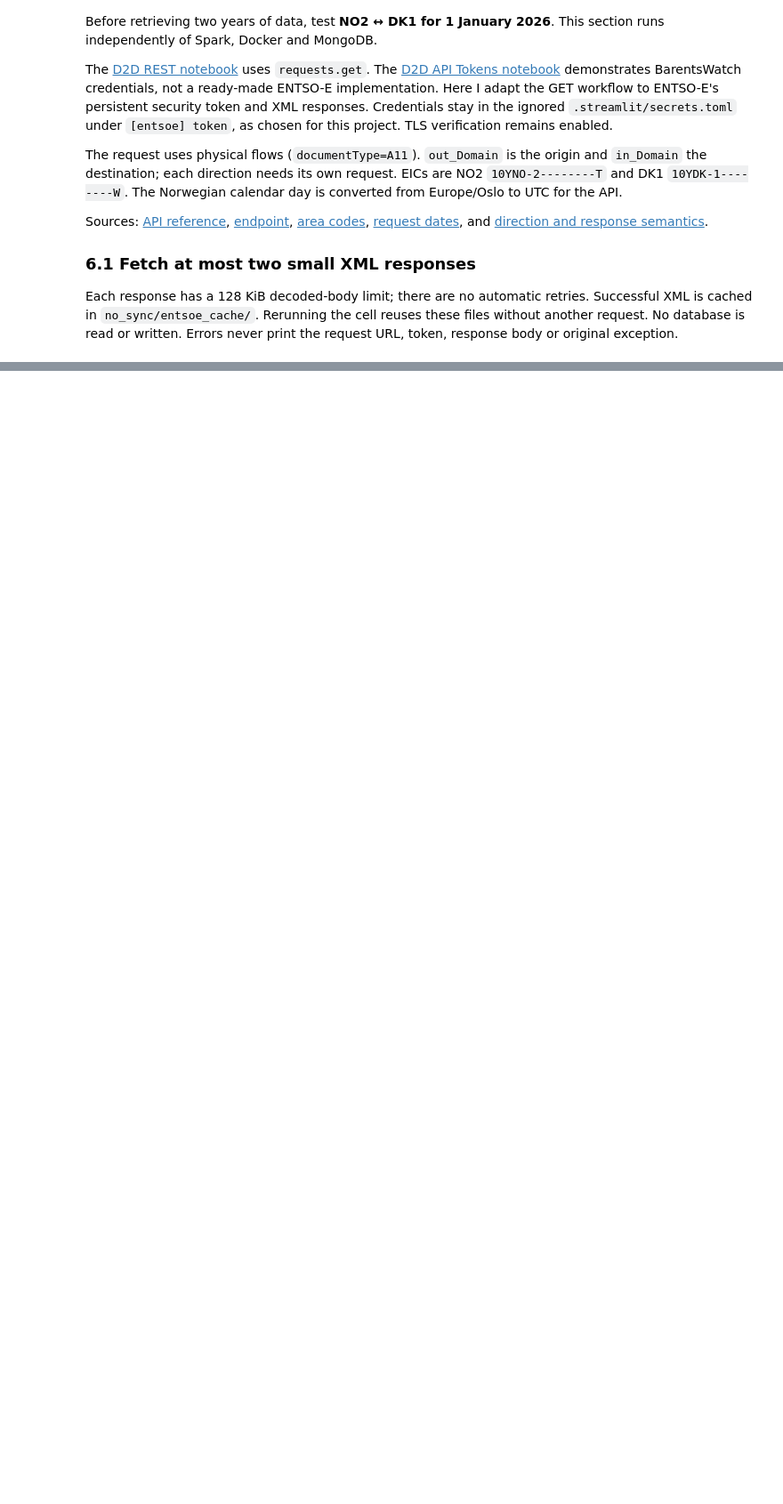
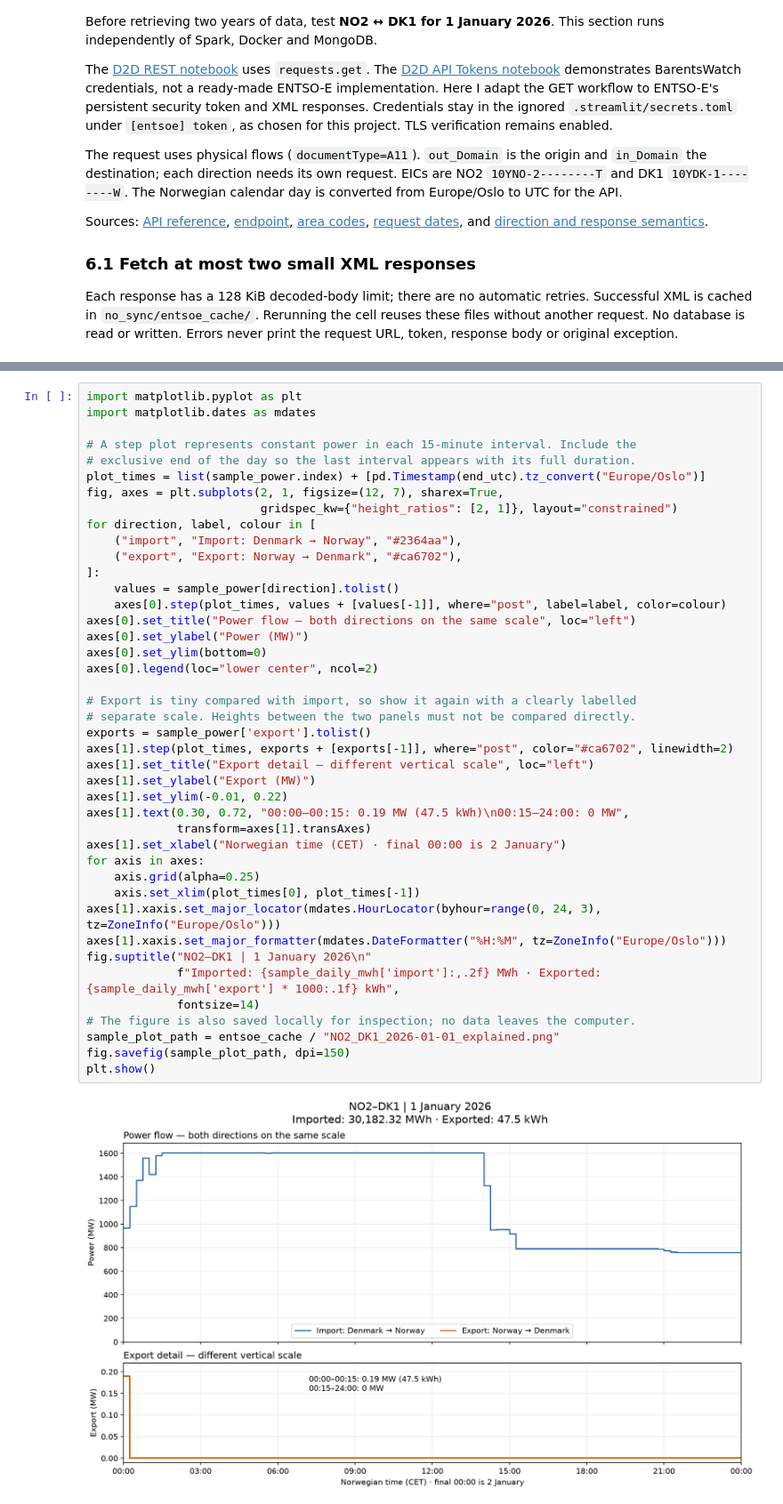
Before and after one commit to G0KU-DOTCOM/Streamlit_dashboard, a Jupyter notebook: notebooks/prosjekt_part2.ipynb, the cells around one changed output, grey strips where cells are left out. Shown at 89% size. Saved outputs shown, nothing was run; the diff lists cells and outputs as text; blank space fills up the shorter version.

```diff
--- a/notebooks/prosjekt_part2.ipynb
+++ b/notebooks/prosjekt_part2.ipynb
@@ -1198,0 +1258,44 @@ size or coverage of every connection over two years.
+# %%
+import matplotlib.pyplot as plt
+import matplotlib.dates as mdates
+
+# A step plot represents constant power in each 15-minute interval. Include the
+# exclusive end of the day so the last interval appears with its full duration.
+plot_times = list(sample_power.index) + [pd.Timestamp(end_utc).tz_convert("Europe/Oslo")]
+fig, axes = plt.subplots(2, 1, figsize=(12, 7), sharex=True,
+                         gridspec_kw={"height_ratios": [2, 1]}, layout="constrained")
+for direction, label, colour in [
+    ("import", "Import: Denmark → Norway", "#2364aa"),
+    ("export", "Export: Norway → Denmark", "#ca6702"),
+]:
+    values = sample_power[direction].tolist()
+    axes[0].step(plot_times, values + [values[-1]], where="post", label=label, color=colour)
+axes[0].set_title("Power flow — both directions on the same scale", loc="left")
+axes[0].set_ylabel("Power (MW)")
+axes[0].set_ylim(bottom=0)
+axes[0].legend(loc="lower center", ncol=2)
+
+# Export is tiny compared with import, so show it again with a clearly labelled
+# separate scale. Heights between the two panels must not be compared directly.
+exports = sample_power['export'].tolist()
+axes[1].step(plot_times, exports + [exports[-1]], where="post", color="#ca6702", linewidth=2)
+axes[1].set_title("Export detail — different vertical scale", loc="left")
+axes[1].set_ylabel("Export (MW)")
+axes[1].set_ylim(-0.01, 0.22)
+axes[1].text(0.30, 0.72, "00:00–00:15: 0.19 MW (47.5 kWh)\n00:15–24:00: 0 MW",
+             transform=axes[1].transAxes)
+axes[1].set_xlabel("Norwegian time (CET) · final 00:00 is 2 January")
+for axis in axes:
+    axis.grid(alpha=0.25)
+    axis.set_xlim(plot_times[0], plot_times[-1])
+axes[1].xaxis.set_major_locator(mdates.HourLocator(byhour=range(0, 24, 3), tz=ZoneInfo("Europe/Oslo")))
+axes[1].xaxis.set_major_formatter(mdates.DateFormatter("%H:%M", tz=ZoneInfo("Europe/Oslo")))
+fig.suptitle("NO2–DK1 | 1 January 2026\n"
+             f"Imported: {sample_daily_mwh['import']:,.2f} MWh · Exported: {sample_daily_mwh['export'] * 1000:.1f} kWh",
+             fontsize=14)
+# The figure is also saved locally for inspection; no data leaves the computer.
+sample_plot_path = entsoe_cache / "NO2_DK1_2026-01-01_explained.png"
+fig.savefig(sample_plot_path, dpi=150)
+plt.show()
+# %% [output]
+[figure, added]
```
Also changed, not shown: parts of 25 cells of this notebook, 7 other files.
